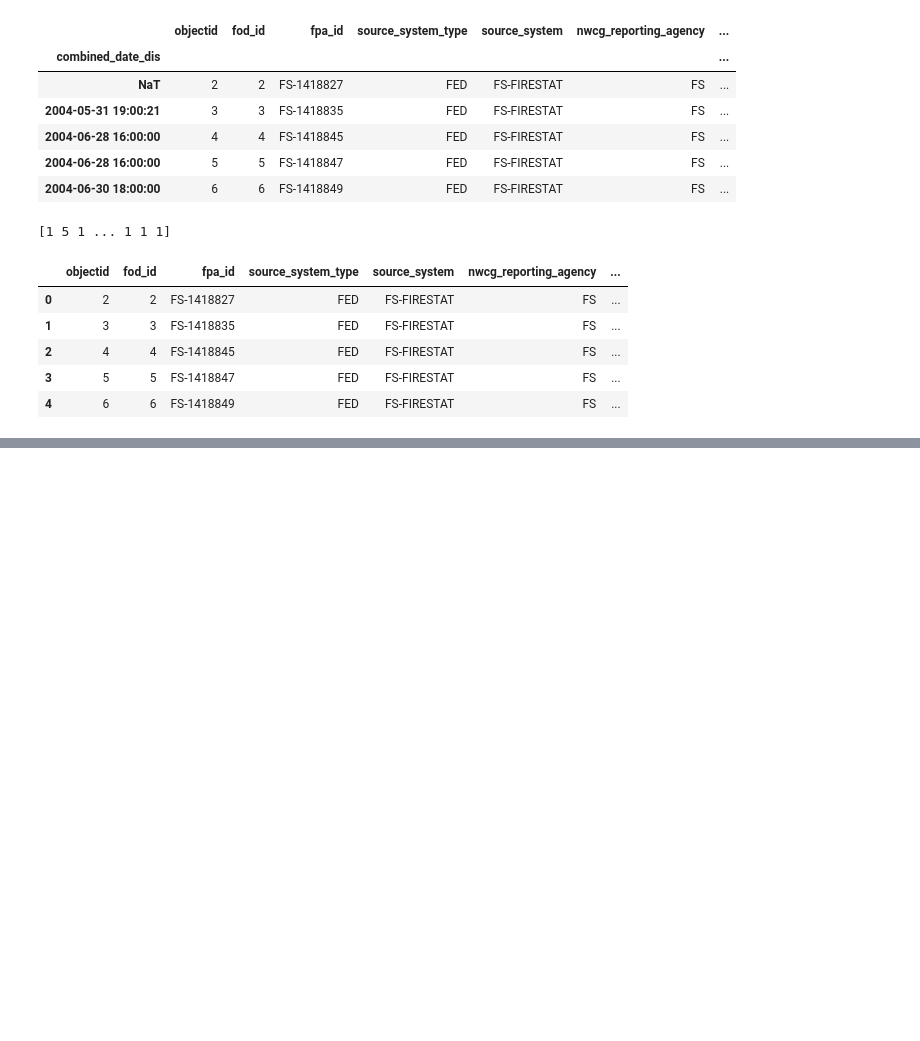
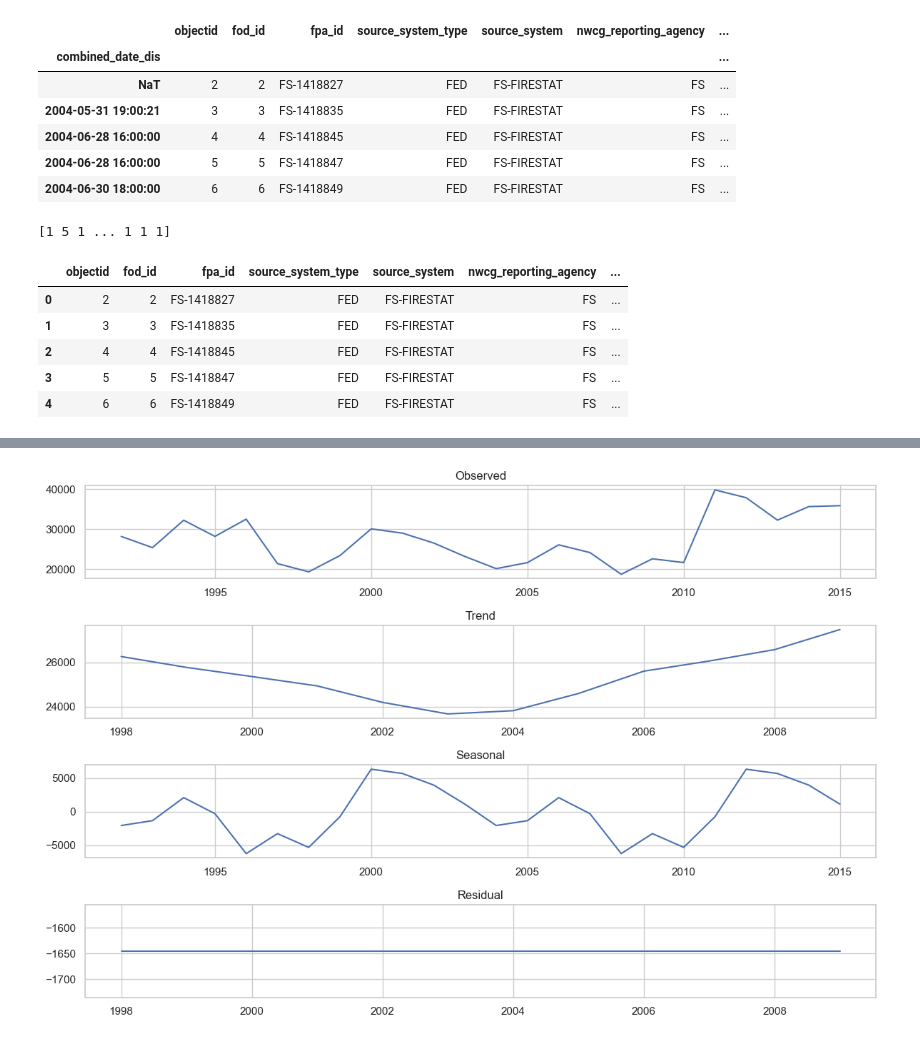
Before and after one commit to jli82/wildfire-analysis, a Jupyter notebook: main.ipynb, the cells around one changed output, grey strips where cells are left out. Cells and saved outputs as stored; diff of their text form; code cells hidden in the pictures; blank space fills up the shorter version.

```diff
--- a/main.ipynb
+++ b/main.ipynb
@@ -537,0 +616,43 @@ export_df.to_csv('final_df_with_results.csv', index=False)
+# %%
+import pandas as pd
+import matplotlib.pyplot as plt
+from statsmodels.tsa.seasonal import seasonal_decompose
+
+final_df['combined_date_con'] = pd.to_datetime(final_df['combined_date_con'])
+
+final_df['year'] = final_df['combined_date_con'].dt.year
+
+monthly_counts = final_df.groupby([final_df['combined_date_con'].dt.month, final_df['year']]).size()
+
+monthly_counts_df = monthly_counts.unstack(level=1)
+
+monthly_counts_df = monthly_counts_df.fillna(0)
+
+# Aggregate monthly counts to yearly counts
+yearly_counts = monthly_counts_df.sum(axis=0)
+
+# Perform seasonal decomposition on yearly counts
+result = seasonal_decompose(yearly_counts, model='additive', period=12)
+
+plt.figure(figsize=(12, 8))
+
+plt.subplot(411)
+plt.plot(result.observed)
+plt.title('Observed')
+
+plt.subplot(412)
+plt.plot(result.trend)
+plt.title('Trend')
+
+plt.subplot(413)
+plt.plot(result.seasonal)
+plt.title('Seasonal')
+
+plt.subplot(414)
+plt.plot(result.resid)
+plt.title('Residual')
+
+plt.tight_layout()
+plt.show()
+# %% [output]
+[figure, added]
```
Also changed, not shown: parts of 14 cells of this notebook.
